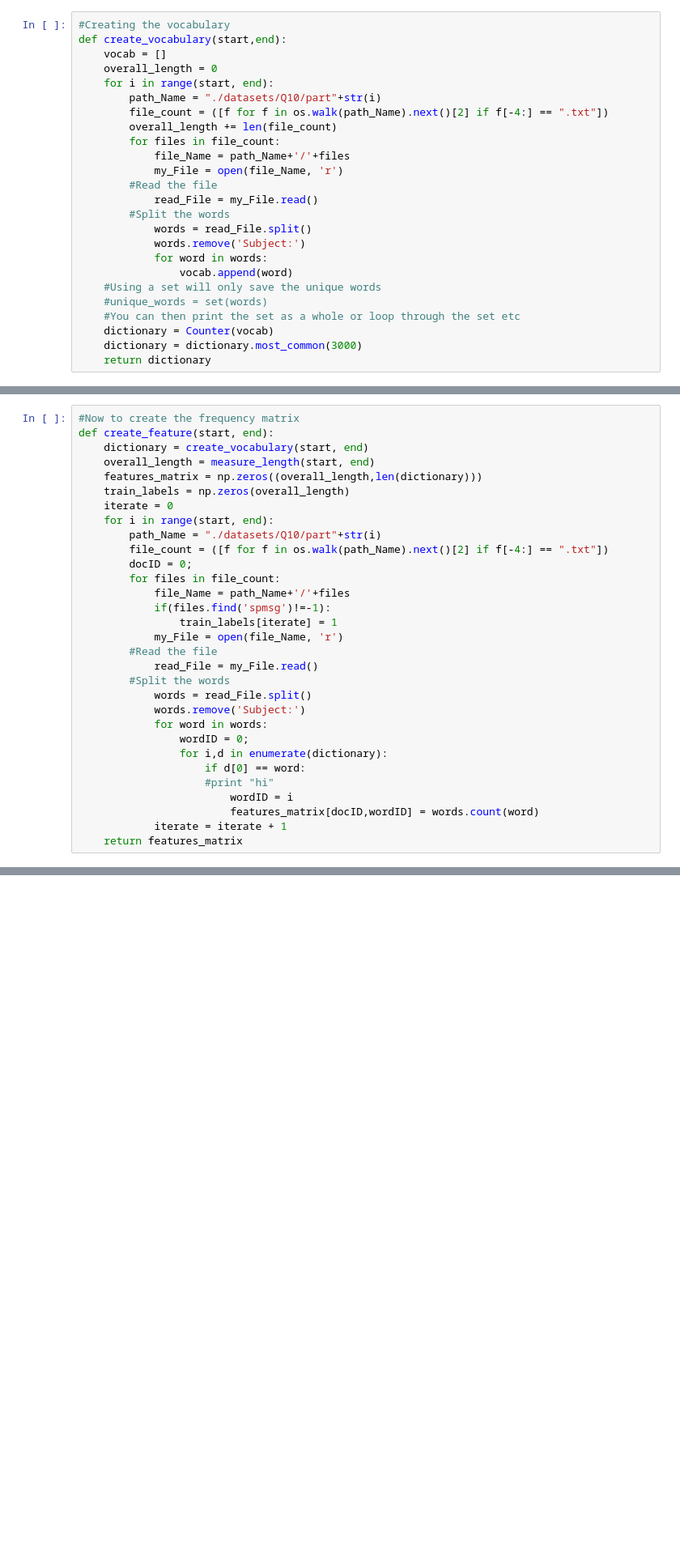
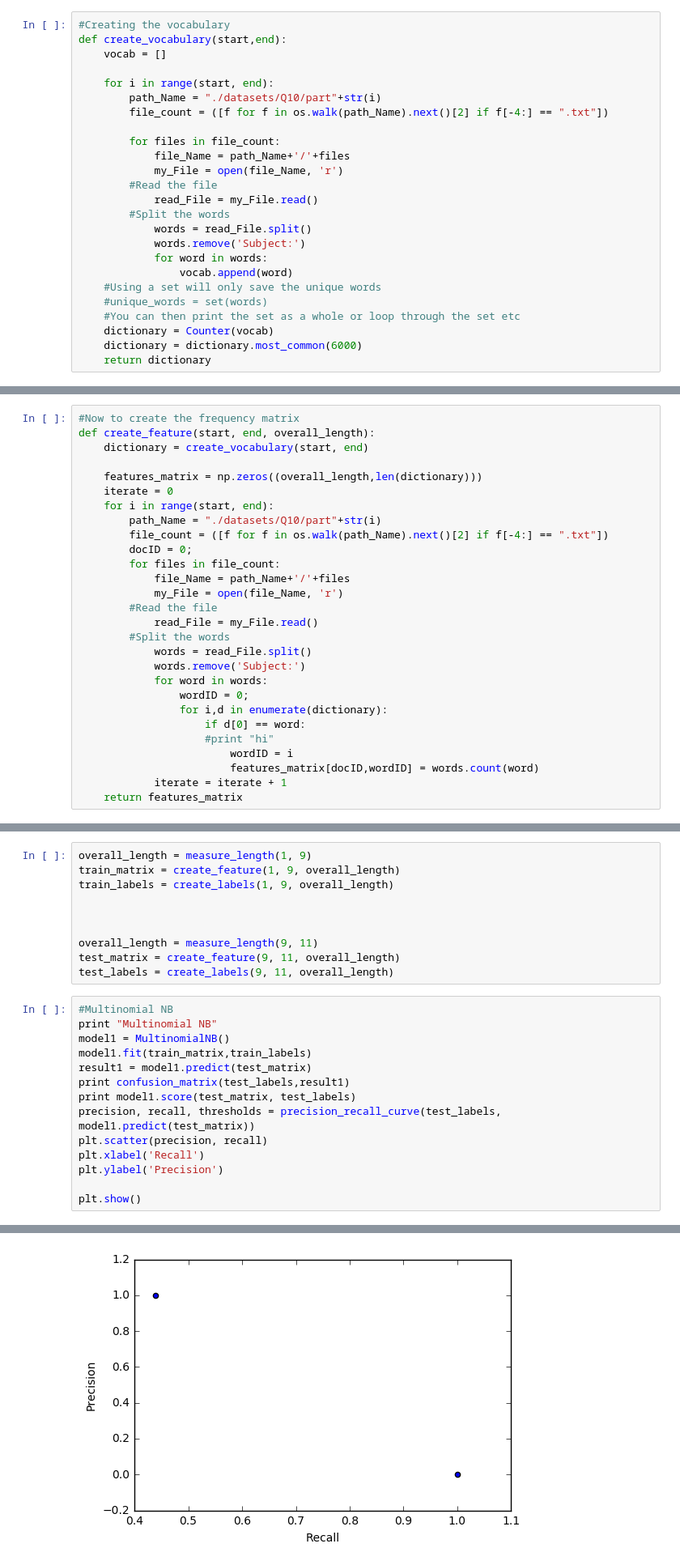
Before and after one commit to swathidhamo/ml-basics, a Jupyter notebook: Spam filter.ipynb, the cells around one changed output, grey strips where cells are left out. Shown at 81% size. Saved outputs shown, nothing was run; the diff lists cells and outputs as text; blank space fills up the shorter version.

```diff
--- a/Spam filter.ipynb
+++ b/Spam filter.ipynb
@@ -12,11 +15,11 @@ from sklearn.metrics import confusion_matrix
 #Creating the vocabulary
 def create_vocabulary(start,end):
     vocab = []
-    overall_length = 0
+
     for i in range(start, end):
         path_Name = "./datasets/Q10/part"+str(i)
         file_count = ([f for f in os.walk(path_Name).next()[2] if f[-4:] == ".txt"])
-        overall_length += len(file_count)
+
         for files in file_count:
             file_Name = path_Name+'/'+files
             my_File = open(file_Name, 'r')
@@ -31,7 +34,7 @@ def create_vocabulary(start,end):
     #unique_words = set(words)
     #You can then print the set as a whole or loop through the set etc
     dictionary = Counter(vocab)
-    dictionary = dictionary.most_common(3000)
+    dictionary = dictionary.most_common(6000)
     return dictionary
 # %%
 #Finding the overall length
@@ -45,11 +48,10 @@ def measure_length(start,end):
     return overall_length
 # %%
 #Now to create the frequency matrix
-def create_feature(start, end):
+def create_feature(start, end, overall_length):
     dictionary = create_vocabulary(start, end)
-    overall_length = measure_length(start, end)
+
     features_matrix = np.zeros((overall_length,len(dictionary)))
-    train_labels = np.zeros(overall_length)
     iterate = 0
     for i in range(start, end):
         path_Name = "./datasets/Q10/part"+str(i)
@@ -57,8 +59,6 @@ def create_feature(start, end):
         docID = 0;
         for files in file_count:
             file_Name = path_Name+'/'+files
-            if(files.find('spmsg')!=-1):
-                train_labels[iterate] = 1
             my_File = open(file_Name, 'r')
         #Read the file
             read_File = my_File.read()
@@ -197,0 +93,25 @@ MultinomialNB(alpha=1.0, class_prior=None, fit_prior=True)
+# %%
+overall_length = measure_length(1, 9)
+train_matrix = create_feature(1, 9, overall_length)
+train_labels = create_labels(1, 9, overall_length)
+
+
+
+overall_length = measure_length(9, 11)
+test_matrix = create_feature(9, 11, overall_length)
+test_labels = create_labels(9, 11, overall_length)
+# %%
+#Multinomial NB
+print "Multinomial NB"
+model1 = MultinomialNB()
+model1.fit(train_matrix,train_labels)
+result1 = model1.predict(test_matrix)
+print confusion_matrix(test_labels,result1)
+print model1.score(test_matrix, test_labels)
+precision, recall, thresholds = precision_recall_curve(test_labels, model1.predict(test_matrix))
+plt.scatter(precision, recall)
+plt.xlabel('Recall')
+plt.ylabel('Precision')
+
+plt.show()
+# %% [output]
@@ -197,0 +122 @@ MultinomialNB(alpha=1.0, class_prior=None, fit_prior=True)
+[figure, added]
```
Also changed, not shown: parts of 13 cells of this notebook, 2 other files.
